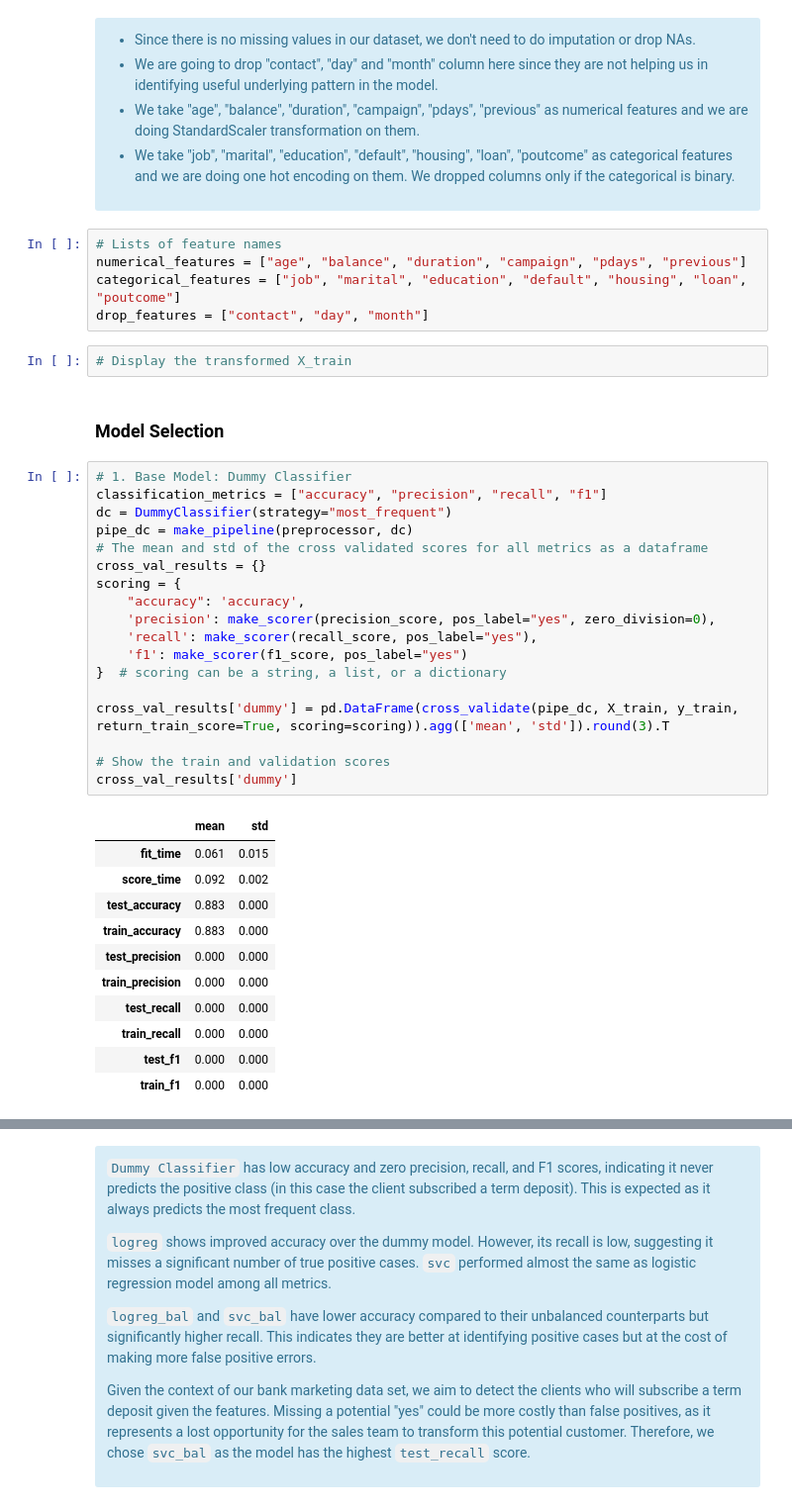
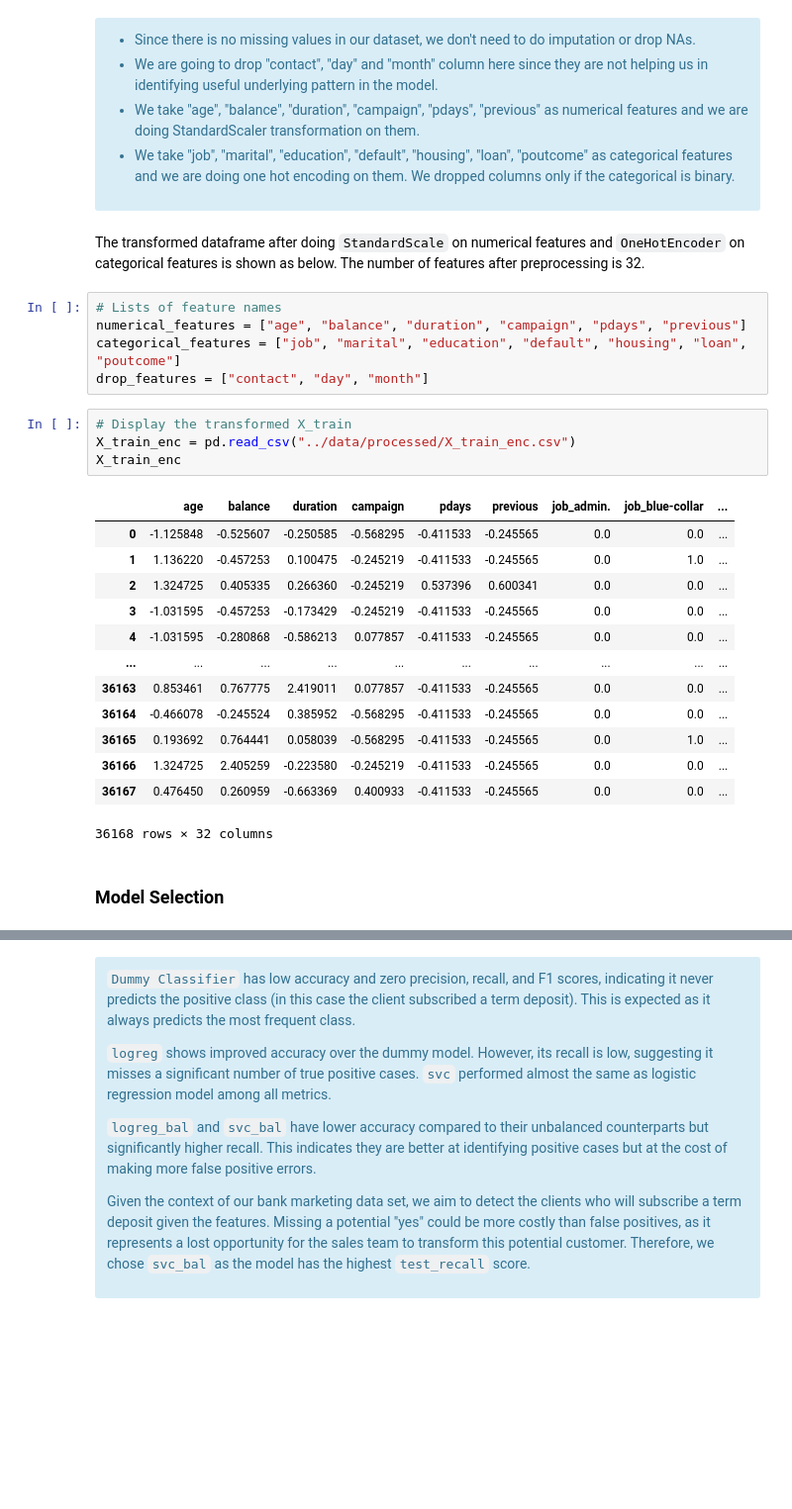
Before and after one commit to UBC-MDS/dsci_522_group_8_bank_marketing_project, a Jupyter notebook: notebooks/_build/html/_sources/bank_analysis.ipynb, the cells around one changed output, grey strips where cells are left out. Shown: that part at 99% size. Cells and saved outputs as stored; diff of their text form; blank space fills up the shorter version.

```diff
--- a/notebooks/_build/html/_sources/bank_analysis.ipynb
+++ b/notebooks/_build/html/_sources/bank_analysis.ipynb
@@ -159,6 +85,8 @@ Distribution of all the categorical features after feature selection
 - We take "job", "marital", "education", "default", "housing", "loan", "poutcome" as categorical features and we are doing one hot encoding on them. We dropped columns only if the categorical is binary.
 
 </div>
+# %% [markdown]
+The transformed dataframe after doing `StandardScale` on numerical features and `OneHotEncoder` on categorical features is shown as below. The number of features after preprocessing is 32.
 # %%
 # Lists of feature names
 numerical_features = ["age", "balance", "duration", "campaign", "pdays", "previous"]
@@ -166,35 +94,21 @@ categorical_features = ["job", "marital", "education", "default", "housing", "lo
 drop_features = ["contact", "day", "month"]
 # %%
 # Display the transformed X_train
+X_train_enc = pd.read_csv("../data/processed/X_train_enc.csv")
+X_train_enc
+# %% [output]
+|  | age | balance | duration | campaign | pdays | previous | job_admin. | job_blue-collar | ... |
+| 0 | -1.125848 | -0.525607 | -0.250585 | -0.568295 | -0.411533 | -0.245565 | 0.0 | 0.0 | ... |
+| 1 | 1.136220 | -0.457253 | 0.100475 | -0.245219 | -0.411533 | -0.245565 | 0.0 | 1.0 | ... |
+| 2 | 1.324725 | 0.405335 | 0.266360 | -0.245219 | 0.537396 | 0.600341 | 0.0 | 0.0 | ... |
+| 3 | -1.031595 | -0.457253 | -0.173429 | -0.245219 | -0.411533 | -0.245565 | 0.0 | 0.0 | ... |
+| 4 | -1.031595 | -0.280868 | -0.586213 | 0.077857 | -0.411533 | -0.245565 | 0.0 | 0.0 | ... |
+| ... | ... | ... | ... | ... | ... | ... | ... | ... | ... |
+| 36163 | 0.853461 | 0.767775 | 2.419011 | 0.077857 | -0.411533 | -0.245565 | 0.0 | 0.0 | ... |
+| 36164 | -0.466078 | -0.245524 | 0.385952 | -0.568295 | -0.411533 | -0.245565 | 0.0 | 0.0 | ... |
+| 36165 | 0.193692 | 0.764441 | 0.058039 | -0.568295 | -0.411533 | -0.245565 | 0.0 | 1.0 | ... |
+| 36166 | 1.324725 | 2.405259 | -0.223580 | -0.245219 | -0.411533 | -0.245565 | 0.0 | 0.0 | ... |
+| 36167 | 0.476450 | 0.260959 | -0.663369 | 0.400933 | -0.411533 | -0.245565 | 0.0 | 0.0 | ... |
+36168 rows × 32 columns
 # %% [markdown]
 ### Model Selection
-# %%
-# 1. Base Model: Dummy Classifier
-classification_metrics = ["accuracy", "precision", "recall", "f1"]
-dc = DummyClassifier(strategy="most_frequent")
-pipe_dc = make_pipeline(preprocessor, dc)
-# The mean and std of the cross validated scores for all metrics as a dataframe
-cross_val_results = {}
-scoring = {
-    "accuracy": 'accuracy',
-    'precision': make_scorer(precision_score, pos_label="yes", zero_division=0),
-    'recall': make_scorer(recall_score, pos_label="yes"),
-    'f1': make_scorer(f1_score, pos_label="yes")
-}  # scoring can be a string, a list, or a dictionary
-
-cross_val_results['dummy'] = pd.DataFrame(cross_validate(pipe_dc, X_train, y_train, return_train_score=True, scoring=scoring)).agg(['mean', 'std']).round(3).T
-
-# Show the train and validation scores
-cross_val_results['dummy']
-# %% [output]
-|  | mean | std |
-| fit_time | 0.061 | 0.015 |
-| score_time | 0.092 | 0.002 |
-| test_accuracy | 0.883 | 0.000 |
-| train_accuracy | 0.883 | 0.000 |
-| test_precision | 0.000 | 0.000 |
-| train_precision | 0.000 | 0.000 |
-| test_recall | 0.000 | 0.000 |
-| train_recall | 0.000 | 0.000 |
-| test_f1 | 0.000 | 0.000 |
-| train_f1 | 0.000 | 0.000 |
```
Also changed, not shown: parts of 12 cells of this notebook, 5 other files.
